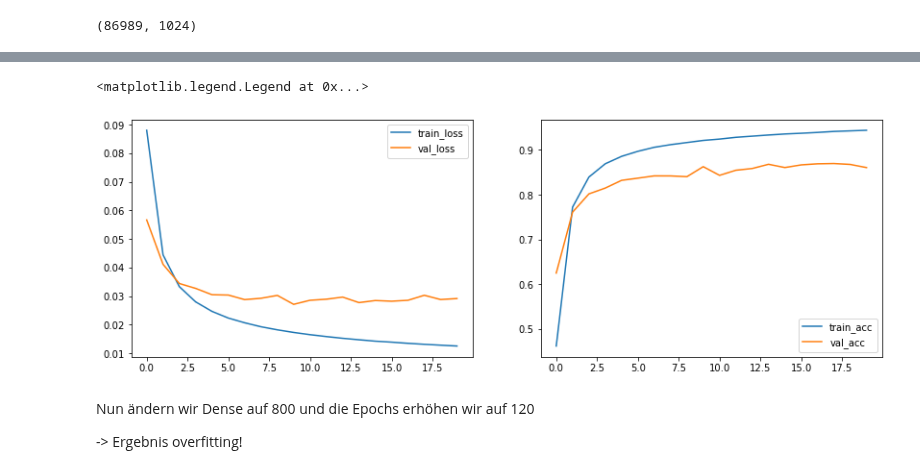
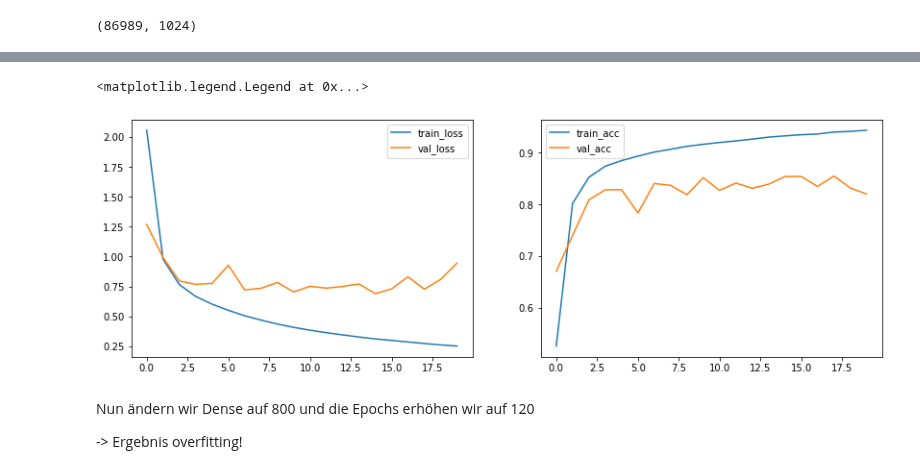
Before and after one commit to nmaaiken/neuro_modularbeit, a Jupyter notebook: 3_Layer_MLP.ipynb, the cells around one changed output, grey strips where cells are left out. Drawn from its saved outputs; the diff is of its cells as text; code cells hidden in the pictures.

```diff
--- a/3_Layer_MLP.ipynb
+++ b/3_Layer_MLP.ipynb
@@ -130,7 +128,7 @@ three_layer_mlp.add(Dense(86, activation ='relu', input_dim=1024))
 three_layer_mlp.add(Dense(43, activation='softmax'))
 
 #Lernprozess konfigurieren
-three_layer_mlp.compile(loss='binary_crossentropy',
+three_layer_mlp.compile(loss='categorical_crossentropy',
               optimizer='rmsprop',
               metrics=['accuracy'])
 
@@ -175,5 +173,5 @@ Epoch 20/20
 <matplotlib.legend.Legend at 0x...>
-[figure, old version]
+[figure, new version]
 # %% [markdown]
 Nun ändern wir Dense auf 800 und die Epochs erhöhen wir auf 120
 
```
Also changed, not shown: parts of 20 cells of this notebook, 1 other file.
